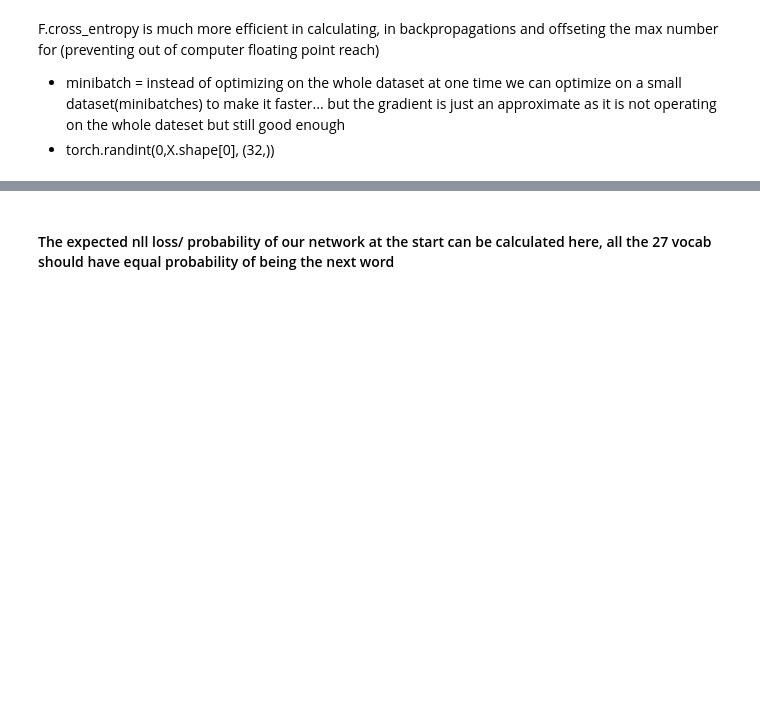
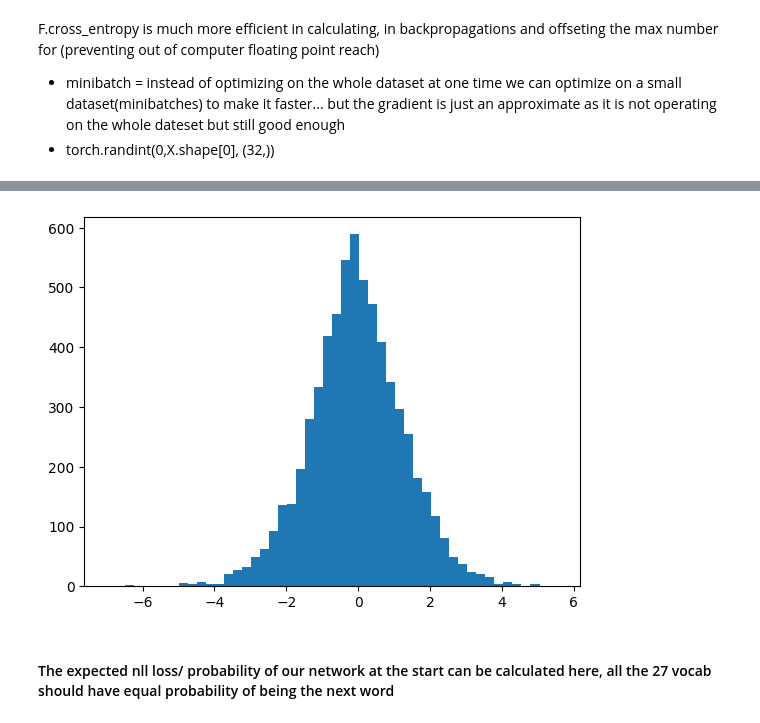
Before and after one commit to mtm-007/makemore_nlp, a Jupyter notebook: makemore_MLP.ipynb, the cells around one changed output, grey strips where cells are left out. Drawn from its saved outputs; the diff is of its cells as text; code cells hidden in the pictures; blank space fills up the shorter version.

```diff
--- a/makemore_MLP.ipynb
+++ b/makemore_MLP.ipynb
@@ -210,6 +209,8 @@ b2 = torch.randn(vocab_size,generator=g)*0.01
 
 bnrmg = torch.ones(1,n_hidden)
 bnrmb = torch.zeros(1,n_hidden)
+bnrmean_running = torch.ones(1,n_hidden)
+bnrstd_running = torch.ones(1,n_hidden)
 
 parameters = [C,W1,b1,W2,b2, bnrmg, bnrmb]
 print(sum(p.nelement() for p in parameters))
@@ -245,7 +246,14 @@ for i in range(max_steps):
     emb_cat = emb.view(emb.shape[0],(n_dim*B))
     hpre_act = emb_cat @ W1 + b1
     #batchnormalization
-    hpre_act = bnrmg*(hpre_act - hpre_act.mean(0,keepdims=True))/hpre_act.std(0,keepdims=True) + bnrmb
+    bnrmean = hpre_act.mean(0,keepdims=True)
+    bnrstd = hpre_act.std(0,keepdims=True)
+    hpre_act = bnrmg*(hpre_act - bnrmean)/bnrstd + bnrmb
+
+    with torch.no_grad():
+        bnrmean_running = 0.999 * bnrmean_running + 0.001 *bnrmean
+        bnrstd_running = 0.999 * bnrstd_running + 0.001 * bnrstd
+
     h = torch.tanh(hpre_act) # 32,200
     logits = h @ W2 + b2 # 32,27
     loss = F.cross_entropy(logits,yb)
@@ -274,5 +308,7 @@ plt.hist(h.view(-1).tolist(),50);
 # %%
-plt.hist(hpre.view(-1).tolist(),50);
+plt.hist(hpre_act.view(-1).tolist(),50);
+# %% [output]
+[figure, added]
 # %% [markdown]
 #### The expected nll loss/ probability of our network at the start can be calculated here, all the 27 vocab should have equal probability of being the next word
 # %%
```
Also changed, not shown: parts of 26 cells of this notebook, 1 other file.
